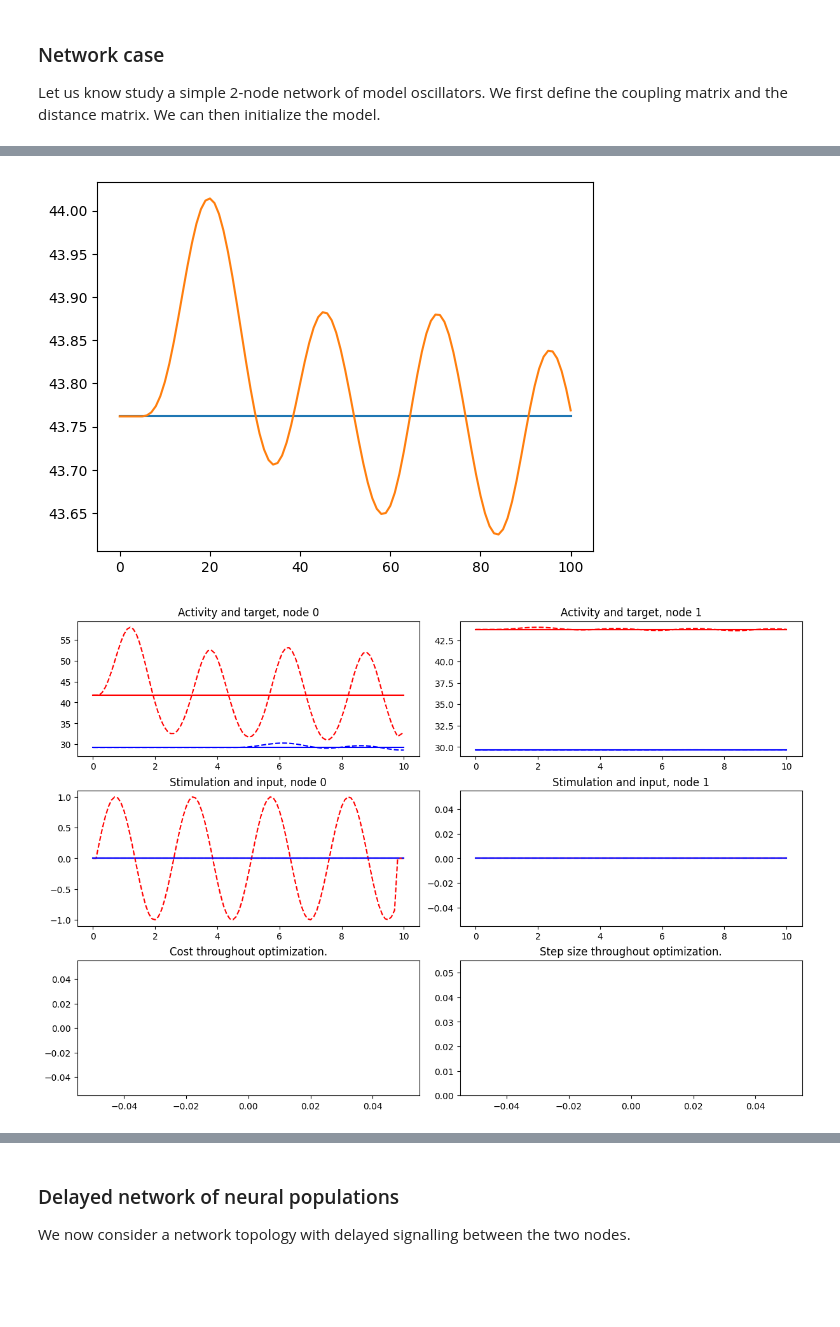
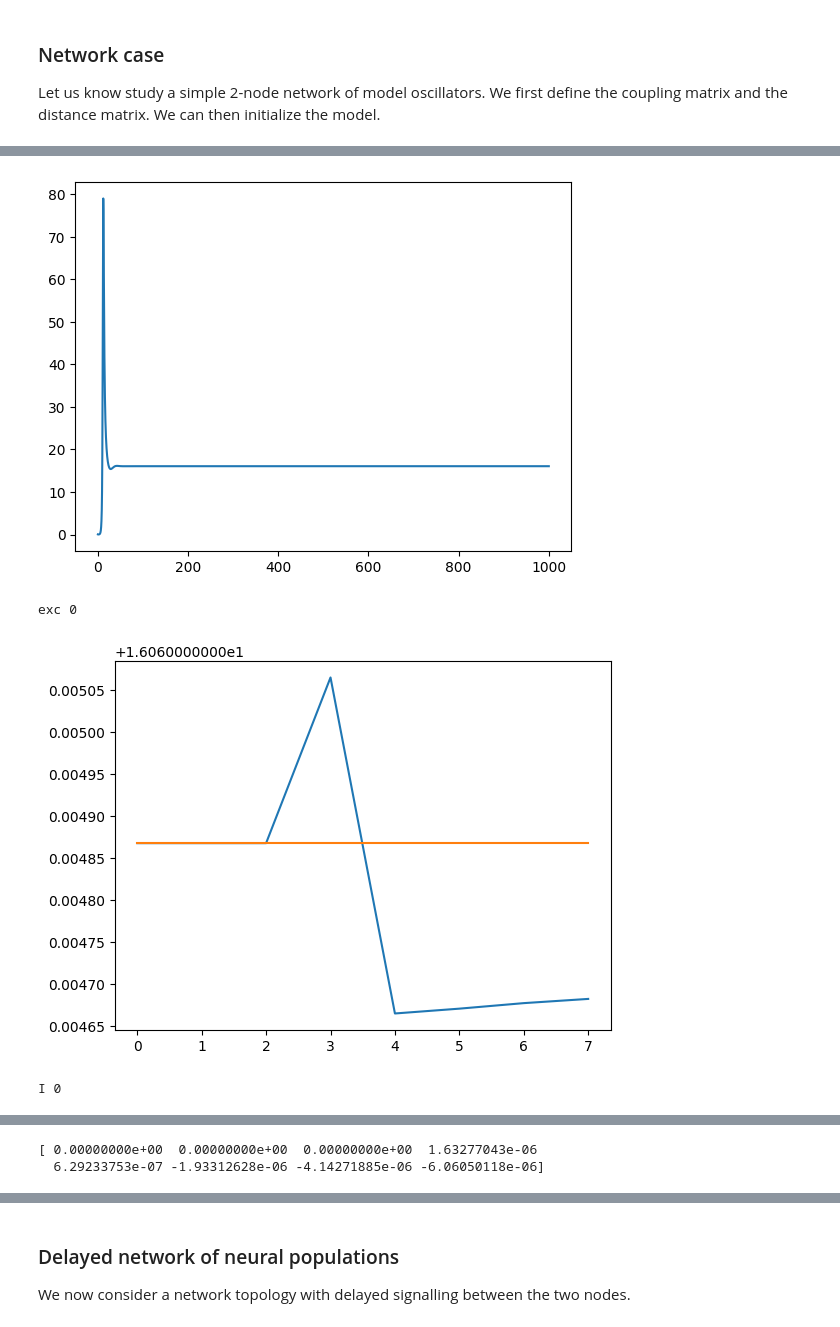
Before and after one commit to neurolib-dev/neurolib, a Jupyter notebook: examples/example-5-optimal-control/example-5.5-oc-aln-model-deterministic.ipynb, the cells around one changed output, grey strips where cells are left out. Cells and saved outputs as stored; diff of their text form; code cells hidden in the pictures; blank space fills up the shorter version.

```diff
--- a/examples/example-5-optimal-control/example-5.5-oc-aln-model-deterministic.ipynb
+++ b/examples/example-5-optimal-control/example-5.5-oc-aln-model-deterministic.ipynb
@@ -148,40 +247,74 @@ cmat = np.array( [[0., 0.], [1., 0.]] )  # diagonal elements are zero, connectio
 dmat = np.array( [[0., 0.], [0., 0.]] )  # no delay
 
 model = ALNModel(Cmat=cmat, Dmat=dmat)
-model.params.mue_ext_mean = 2. # up state
-model.run()
-setinitstate(model, getfinalstate(model))
+model.params.de = 0.0
+model.params.di = 0.0
+set_param_init(model, 4., 40.)
 
 # we define the control input matrix to enable or disable certain channels and nodes
 control_mat = np.zeros( (model.params.N, len(model.state_vars)) )
 control_mat[0,0] = 1. # only allow inputs in x-channel in node 0
 
+duration = 0.7
+dt = model.params.dt
+
 model.params["duration"] = duration
 zero_input = ZeroInput().generate_input(duration=duration+dt, dt=dt)
 input = np.copy(zero_input)
-input[0,1:-3] = amplitude * np.sin(2.*np.pi*np.arange(0,duration-0.3, dt)/period) # other functions or random values can be used as well
+#input[0,1:-3] = amplitude * np.sin(2.*np.pi*np.arange(0,duration-0.3, dt)/period) # other functions or random values can be used as well
+
+amp = 1e-4
+input[0,2] = 2 * amp
+input[0,3] = - 4 * amp
+#input[0,5] = 5 * amp
 
 # We set the stimulus in x and y variables, and run the simulation
 input_nw = np.concatenate( (np.vstack( [control_mat[0,0] * input, control_mat[0,1] * input] )[np.newaxis,:,:],
                             np.vstack( [control_mat[1,0] * input, control_mat[1,1] * input] )[np.newaxis,:,:]), axis=0)
 zero_input_nw = np.concatenate( (np.vstack( [zero_input, zero_input] )[np.newaxis,:,:],
                                  np.vstack( [zero_input, zero_input] )[np.newaxis,:,:]), axis=0)
 
 model.params["ext_exc_current"] = input_nw[:,0,:]
 model.params["ext_inh_current"] = input_nw[:,1,:]
 model.run()
 
 # Define the result of the stimulation as target
 target = getstate(model)
 
 # Remove stimuli and re-run the simulation
 model.params["ext_exc_current"] = zero_input_nw[:,0,:]
 model.params["ext_inh_current"] = zero_input_nw[:,0,:]
 model.run()
 
 # combine initial value and simulation result to one array
 state = getstate(model)
-plot_oc_network(model.params.N, duration, dt, state, target, zero_input_nw, input_nw)
+#plot_oc_network(model.params.N, duration, dt, state, target, zero_input_nw, input_nw)
+
+if True:
+    print("exc 0")
+    plt.plot(target[0,0,:])
+    plt.plot(state[0,0,:])
+    plt.show()
+
+    print("I 0")
+    plt.plot(target[0,2,:])
+    plt.plot(state[0,2,:])
+    plt.show()
+    print(target[0,2,:]-state[0,2,:])
+
+if False:
+    print("exc 1")
+    plt.plot(target[1,0,:])
+    plt.plot(state[1,0,:])
+    plt.show()
+
+    print("I 1")
+    plt.plot(target[1,2,:])
+    plt.plot(state[1,2,:])
+    plt.show()
+    print(target[1,2,:]-state[1,2,:])
 # %% [output]
-[figure, old version]
+[figure, new version]
+exc 0
-[figure, old version]
+[figure, new version]
+I 0
@@ -188,3 +322,5 @@ plot_oc_network(model.params.N, duration, dt, state, target, zero_input_nw, inpu
+[ 0.00000000e+00  0.00000000e+00  0.00000000e+00  1.63277043e-06
+  6.29233753e-07 -1.93312628e-06 -4.14271885e-06 -6.06050118e-06]
 # %%
 # we define the precision matrix to specify, in which nodes and channels we measure deviations from the target
 cost_mat = np.zeros( (model.params.N, len(model.output_vars)) )
```
Also changed, not shown: parts of 6 cells of this notebook, 6 other files.
